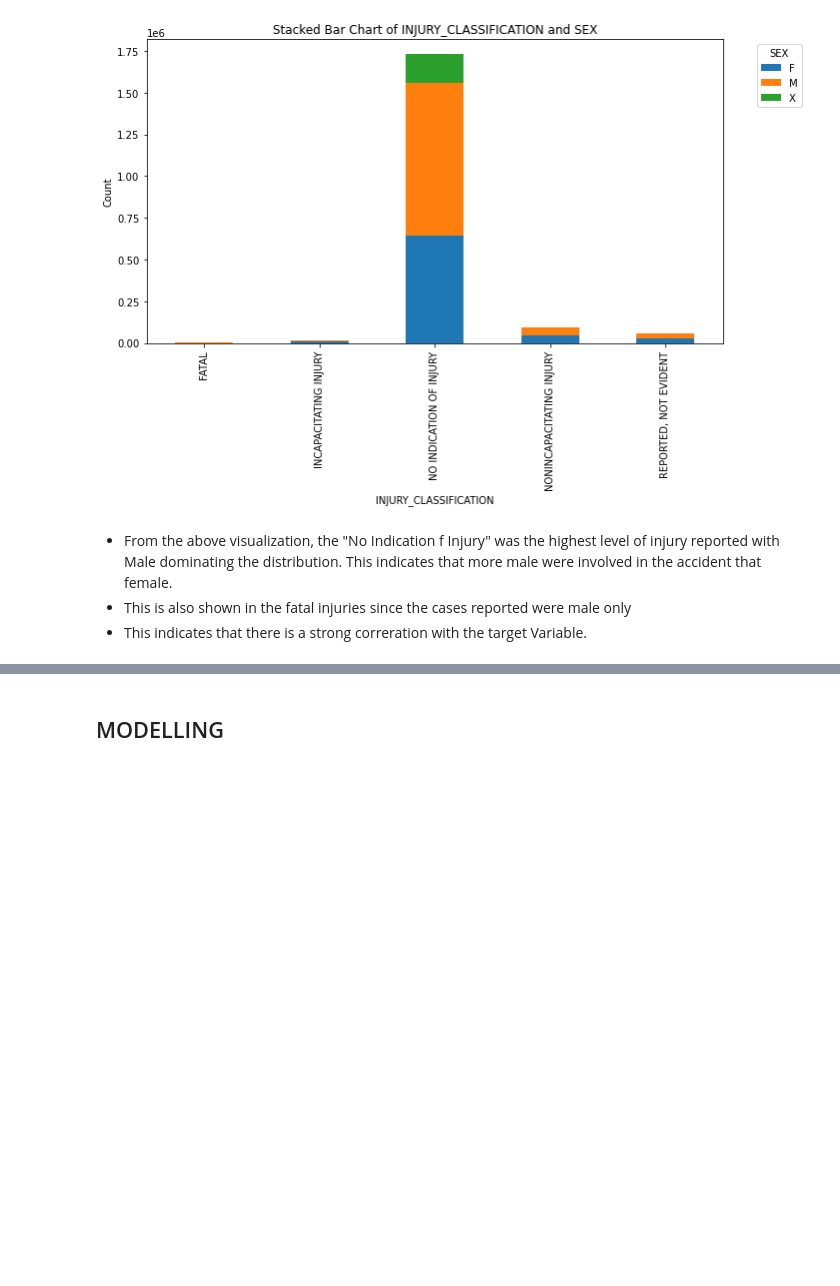
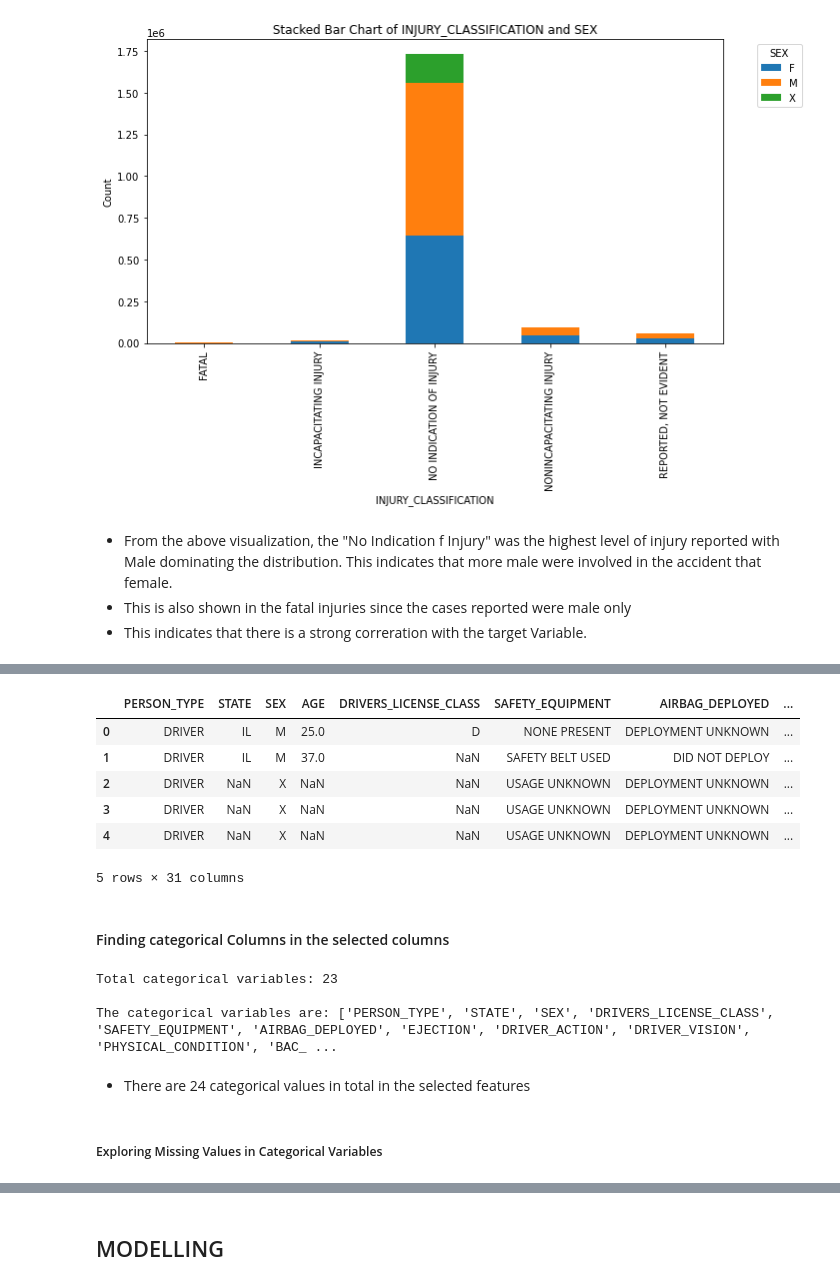
Before and after one commit to Cynthia-Njambi/City-of-Chicago-Traffic-Crashes-Project, a Jupyter notebook: groups/pamela.ipynb, the cells around one changed output, grey strips where cells are left out. Drawn from its saved outputs; the diff is of its cells as text; code cells hidden in the pictures; blank space fills up the shorter version.

```diff
--- a/groups/pamela.ipynb
+++ b/groups/pamela.ipynb
@@ -277,7 +277,7 @@ def drop_missing_columns(df, threshold=0.7):
 #### Drop columns with missing values in crashes dataset
 # %%
 # dropping missing values
-relevant_crashes_cleaned = drop_missing_columns(relevant_crashes, threshold=0.7)
+relevant_crashes_cleaned = drop_missing_columns(relevant_crashes, threshold=0.6)
 relevant_crashes_cleaned.head()
 # %% [output]
 |  | CRASH_RECORD_ID | POSTED_SPEED_LIMIT | TRAFFIC_CONTROL_DEVICE | DEVICE_CONDITION | WEATHER_CONDITION | ... |
@@ -576,0 +594,4 @@ plot_stacked_bar(joined_df, 'INJURY_CLASSIFICATION', 'SEX')
+# %%
+# Drop rows where 'INJURY_CLASSIFICATION' column has null (NaN) values
+joined_df = joined_df.dropna(subset=['INJURY_CLASSIFICATION'])
+joined_df.INJURY_CLASSIFICATION.isnull().sum()
@@ -576,0 +600,18 @@ plot_stacked_bar(joined_df, 'INJURY_CLASSIFICATION', 'SEX')
+# %%
+# Strip whitespace from the 'INJURY_CLASSIFICATION' column to ensure proper matching
+joined_df['INJURY_CLASSIFICATION'] = joined_df['INJURY_CLASSIFICATION'].str.strip()
+
+# Define the mapping dictionary for 'INJURY_CLASSIFICATION'
+injury_mapping = {
+    'NO INDICATION OF INJURY': 0,
+    'NONINCAPACITATING INJURY': 1,
+    'REPORTED, NOT EVIDENT': 1,
+    'INCAPACITATING INJURY': 2,
+    'FATAL': 3
+}
+
+# Apply the mapping to the 'INJURY_CLASSIFICATION' column
+joined_df['TARGET'] = joined_df['INJURY_CLASSIFICATION'].map(injury_mapping)
+
+# Check the counts of each category in the new 'TARGET' column
+joined_df['TARGET'].value_counts()
@@ -576,0 +659,4 @@ plot_stacked_bar(joined_df, 'INJURY_CLASSIFICATION', 'SEX')
+# %%
+# Convert 'CRASH_DATE' to datetime and extract the year
+joined_df['CRASH_DATE'] = pd.to_datetime(joined_df['CRASH_DATE'])
+joined_df['CRASH_YEAR'] = joined_df['CRASH_DATE'].dt.year
@@ -576,0 +679,38 @@ plot_stacked_bar(joined_df, 'INJURY_CLASSIFICATION', 'SEX')
+# %%
+#select Features
+
+Selected_df = joined_df.drop([
+    'CRASH_RECORD_ID',
+    'VEHICLE_ID',
+    'CRASH_DATE',
+    'CITY',
+    'DRIVERS_LICENSE_STATE',
+    'INJURY_CLASSIFICATION',
+    'CRASH_TYPE',
+    'TARGET'
+    ], axis=1)
+Selected_df.head()
+# %% [output]
+|  | PERSON_TYPE | STATE | SEX | AGE | DRIVERS_LICENSE_CLASS | SAFETY_EQUIPMENT | AIRBAG_DEPLOYED | ... |
+| 0 | DRIVER | IL | M | 25.0 | D | NONE PRESENT | DEPLOYMENT UNKNOWN | ... |
+| 1 | DRIVER | IL | M | 37.0 | NaN | SAFETY BELT USED | DID NOT DEPLOY | ... |
+| 2 | DRIVER | NaN | X | NaN | NaN | USAGE UNKNOWN | DEPLOYMENT UNKNOWN | ... |
+| 3 | DRIVER | NaN | X | NaN | NaN | USAGE UNKNOWN | DEPLOYMENT UNKNOWN | ... |
+| 4 | DRIVER | NaN | X | NaN | NaN | USAGE UNKNOWN | DEPLOYMENT UNKNOWN | ... |
+5 rows × 31 columns
+# %% [markdown]
+#### Finding categorical Columns in the selected columns
+# %%
+categorical = [var for var in Selected_df.columns if Selected_df[var].dtype=='object']
+
+print('Total categorical variables: {} \n'.format(len(categorical)))
+
+print('The categorical variables are:', categorical)
+# %% [output]
+Total categorical variables: 23
+
+The categorical variables are: ['PERSON_TYPE', 'STATE', 'SEX', 'DRIVERS_LICENSE_CLASS', 'SAFETY_EQUIPMENT', 'AIRBAG_DEPLOYED', 'EJECTION', 'DRIVER_ACTION', 'DRIVER_VISION', 'PHYSICAL_CONDITION', 'BAC_ ...
+# %% [markdown]
+- There are 24 categorical values in total in the selected features
+# %% [markdown]
+##### Exploring Missing Values in Categorical Variables
```
Also changed, not shown: parts of 31 cells of this notebook.
